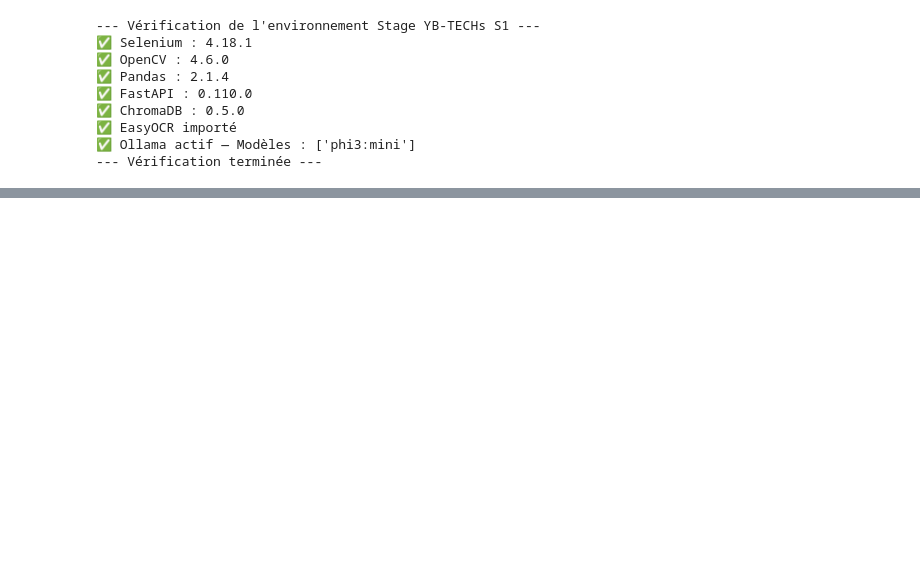
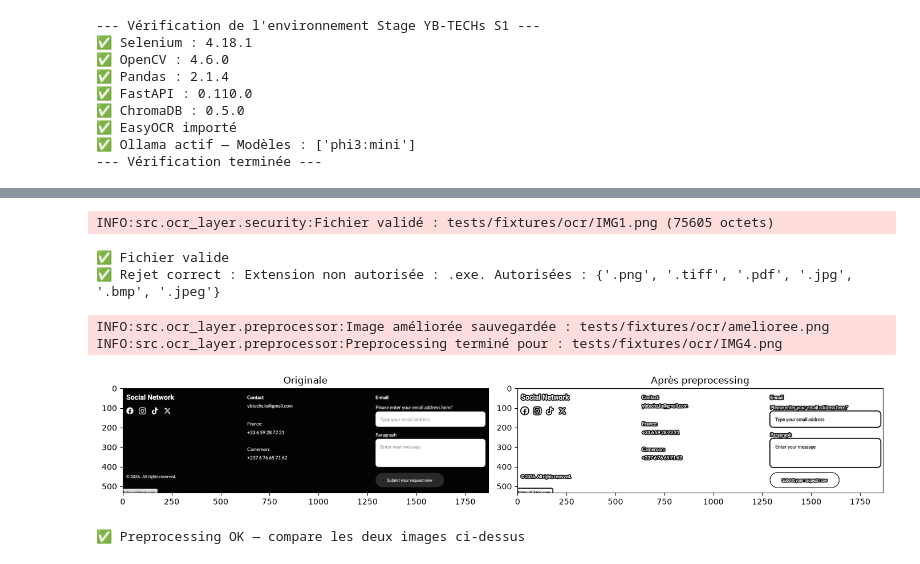
Before and after one commit to YB-TECHs/Agent_GUI_Web, a Jupyter notebook: pipe.ipynb, the cells around one changed output, grey strips where cells are left out. Cells and saved outputs as stored; diff of their text form; code cells hidden in the pictures; blank space fills up the shorter version.

```diff
--- a/pipe.ipynb
+++ b/pipe.ipynb
@@ -59,0 +431,44 @@ print('--- Vérification terminée ---')
+# %%
+import sys
+sys.path.insert(0, r'E:\NIVEAU4\Stage\Projet1')
+from src.ocr_layer.security import valider_fichier
+
+# Test 1 : fichier valide
+try:
+    valider_fichier('tests/fixtures/ocr/IMG1.png')
+    print('✅ Fichier valide')
+except Exception as e:
+    print(f'❌ {e}')
+
+# Test 2 : mauvaise extension
+try:
+    valider_fichier('tests/fixtures/ocr/fichier.exe')
+except ValueError as e:
+    print(f'✅ Rejet correct : {e}')
+# %% [output]
+INFO:src.ocr_layer.security:Fichier validé : tests/fixtures/ocr/IMG1.png (75605 octets)
+✅ Fichier valide
+✅ Rejet correct : Extension non autorisée : .exe. Autorisées : {'.png', '.tiff', '.pdf', '.jpg', '.bmp', '.jpeg'}
+# %%
+from src.ocr_layer.preprocessor import ameliorer_image
+import cv2
+import matplotlib.pyplot as plt
+
+# Prend un screenshot de yb-techs.eu comme image test
+# (ou n'importe quelle image dans tests/fixtures/ocr/)
+chemin = 'tests/fixtures/ocr/IMG4.png'
+
+img_originale  = cv2.imread(chemin, cv2.IMREAD_GRAYSCALE)
+img_amelioree  = ameliorer_image(chemin, 'tests/fixtures/ocr/amelioree.png')
+
+fig, axes = plt.subplots(1, 2, figsize=(14, 6))
+axes[0].imshow(img_originale,  cmap='gray'); axes[0].set_title('Originale')
+axes[1].imshow(img_amelioree,  cmap='gray'); axes[1].set_title('Après preprocessing')
+plt.tight_layout()
+plt.show()
+print('✅ Preprocessing OK — compare les deux images ci-dessus')
+# %% [output]
+INFO:src.ocr_layer.preprocessor:Image améliorée sauvegardée : tests/fixtures/ocr/amelioree.png
+INFO:src.ocr_layer.preprocessor:Preprocessing terminé pour : tests/fixtures/ocr/IMG4.png
+[figure, added]
+✅ Preprocessing OK — compare les deux images ci-dessus
```
Also changed, not shown: parts of 29 cells of this notebook, 49 other files.
